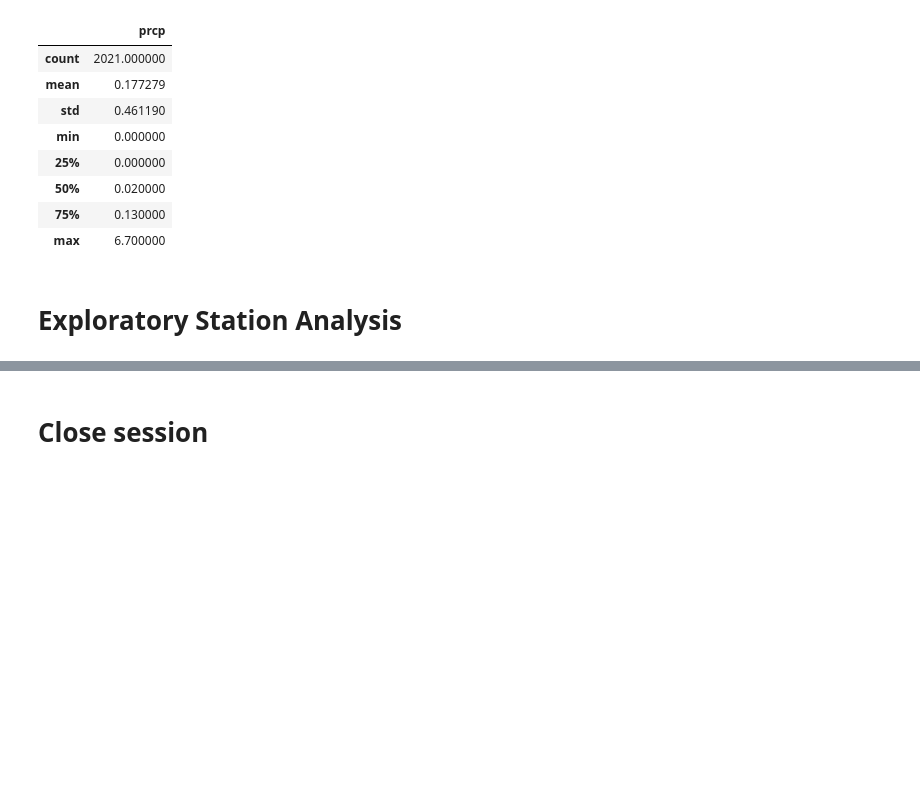
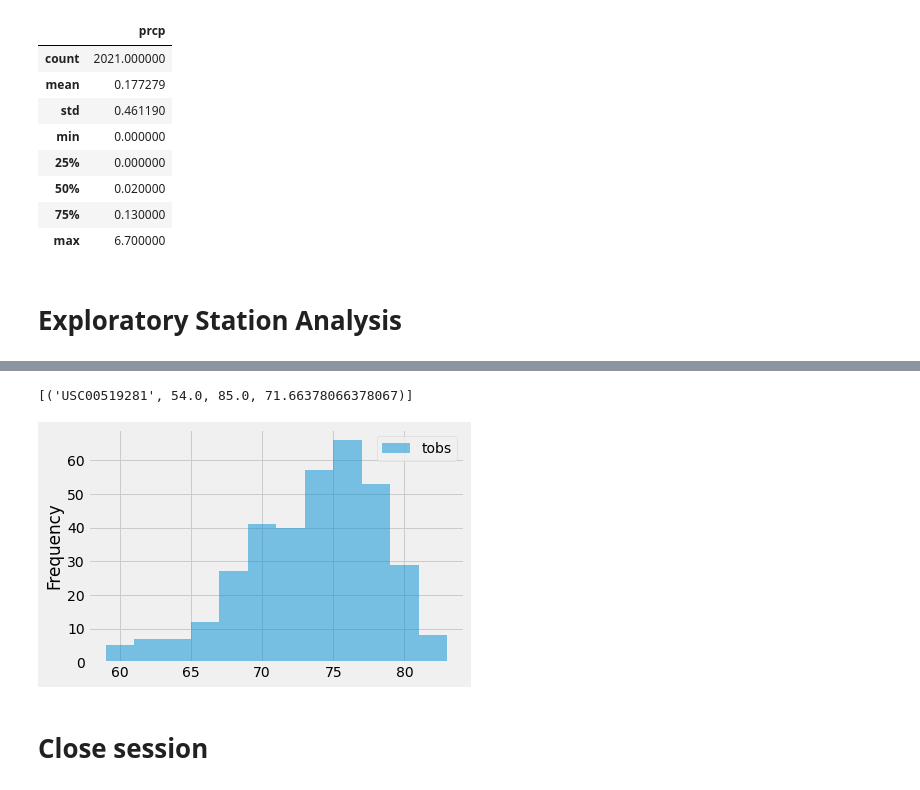
Before and after one commit to Mvillarreal88/Employee-Analysis-sqlalchemy, a Jupyter notebook: climate_starter.ipynb, the cells around one changed output, grey strips where cells are left out. Drawn from its saved outputs; the diff is of its cells as text; code cells hidden in the pictures; blank space fills up the shorter version.

```diff
--- a/climate_starter.ipynb
+++ b/climate_starter.ipynb
@@ -100,6 +113,20 @@ scores_df.describe()
+# %%
+# Using the most active station id from the previous query, calculate the lowest, highest, and average temperature.
+active_station = session.query(func.count(Measurement.date), Measurement.station).group_by(Measurement.station).order_by(func.count(Measurement.date).desc()).all()
+most_active = 'USC00519281'
+station_calculation = session.query(Measurement.station, func.min(Measurement.tobs), func.max(Measurement.tobs), func.avg(Measurement.tobs)).filter(Measurement.station==most_active).all()
+print(station_calculation)
+# %% [output]
+[('USC00519281', 54.0, 85.0, 71.66378066378067)]
 # %%
 # Using the most active station id
 # Query the last 12 months of temperature observation data for this station and plot the results as a histogram
+active_station_year = session.query(Measurement.tobs).filter(Measurement.date >= one_year_recent).filter(Measurement.station==most_active).all()
+
+df = pd.DataFrame(active_station_year)
+ax = df.plot.hist(bins=12, alpha=0.5)
+# %% [output]
+[figure, added]
 # %% [markdown]
 # Close session
 # %%
```
Also changed, not shown: parts of 3 cells of this notebook.
